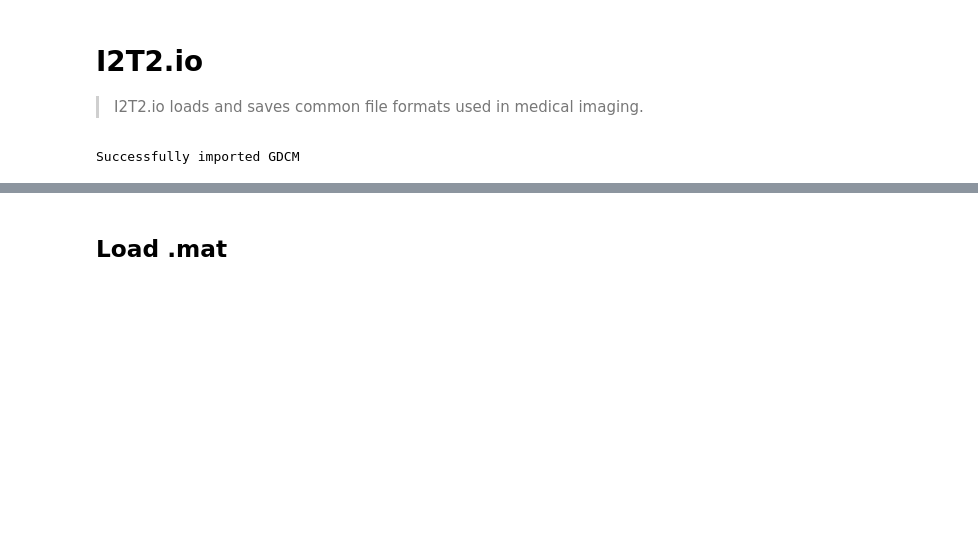
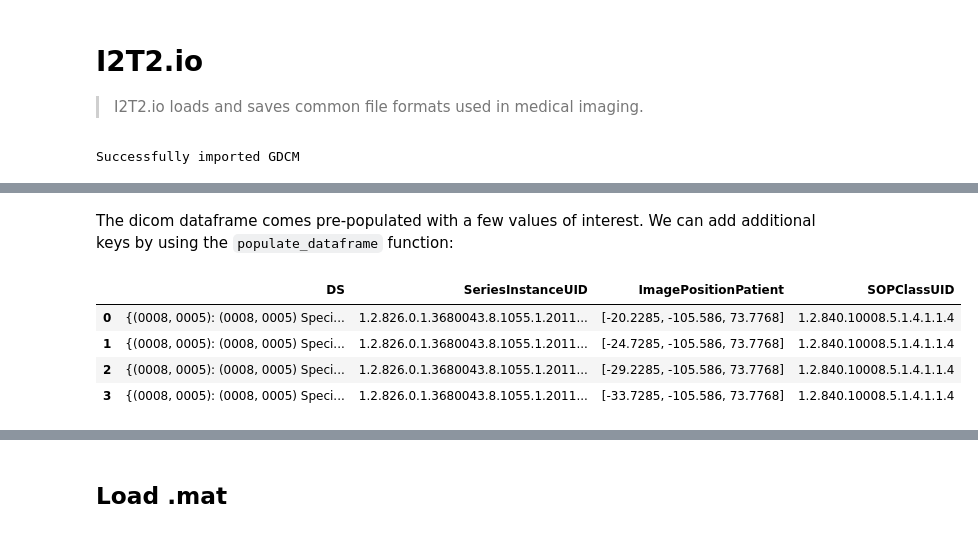
Before and after one commit to UCSF-intelligent-imaging/I2T2, a Jupyter notebook: nbs/00_io.ipynb, the cells around one changed output, grey strips where cells are left out. Saved outputs shown, nothing was run; the diff lists cells and outputs as text; code cells hidden in the pictures; blank space fills up the shorter version.

```diff
--- a/nbs/00_io.ipynb
+++ b/nbs/00_io.ipynb
@@ -107,0 +162,12 @@ except:
+# %% [markdown]
+The dicom dataframe comes pre-populated with a few values of interest. We can add additional keys by using the `populate_dataframe` function:
+# %%
+dcm_df.populate_dataframe(['SOPClassUID'])
+
+dcm_df.dataframe.head(4)
+# %% [output]
+|  | DS | SeriesInstanceUID | ImagePositionPatient | SOPClassUID |
+| 0 | {(0008, 0005): (0008, 0005) Speci... | 1.2.826.0.1.3680043.8.1055.1.2011... | [-20.2285, -105.586, 73.7768] | 1.2.840.10008.5.1.4.1.1.4 |
+| 1 | {(0008, 0005): (0008, 0005) Speci... | 1.2.826.0.1.3680043.8.1055.1.2011... | [-24.7285, -105.586, 73.7768] | 1.2.840.10008.5.1.4.1.1.4 |
+| 2 | {(0008, 0005): (0008, 0005) Speci... | 1.2.826.0.1.3680043.8.1055.1.2011... | [-29.2285, -105.586, 73.7768] | 1.2.840.10008.5.1.4.1.1.4 |
+| 3 | {(0008, 0005): (0008, 0005) Speci... | 1.2.826.0.1.3680043.8.1055.1.2011... | [-33.7285, -105.586, 73.7768] | 1.2.840.10008.5.1.4.1.1.4 |
```
Also changed, not shown: parts of 14 cells of this notebook, 6 other files.
